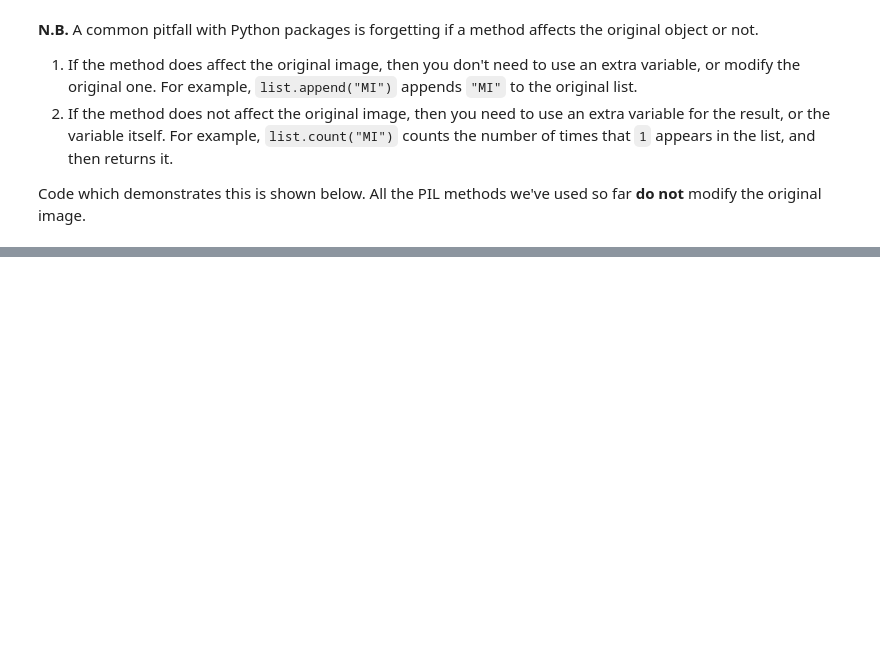
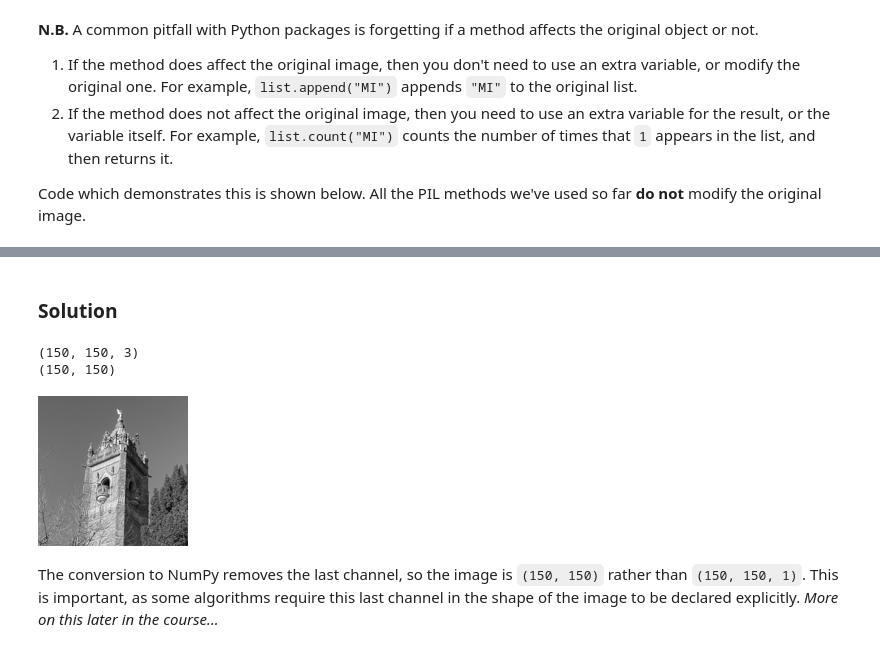
Before and after one commit to letsdodigital/coding-hands-on, a Jupyter notebook: dair/module-1/working_with_images.ipynb, the cells around one changed output, grey strips where cells are left out. Drawn from its saved outputs; the diff is of its cells as text; code cells hidden in the pictures; blank space fills up the shorter version.

```diff
--- a/dair/module-1/working_with_images.ipynb
+++ b/dair/module-1/working_with_images.ipynb
@@ -81,0 +138,22 @@ Number of MIs in list:  1
+# %% [markdown]
+### Solution
+# %%
+#@title
+
+im_grey = im_cropped
+
+def print_img_shape(target_im):
+    arr = np.array(target_im)
+    print(arr.shape)
+
+print_img_shape(im_grey)
+im_grey = im_grey.convert('L')
+print_img_shape(im_grey)
+
+im_grey
+# %% [output]
+(150, 150, 3)
+(150, 150)
+[figure, added]
+# %% [markdown]
+The conversion to NumPy removes the last channel, so the image is `(150, 150)` rather than `(150, 150, 1)`. This is important, as some algorithms require this last channel in the shape of the image to be declared explicitly. *More on this later in the course...*
```
Also changed, not shown: parts of 20 cells of this notebook, 5 other files.
